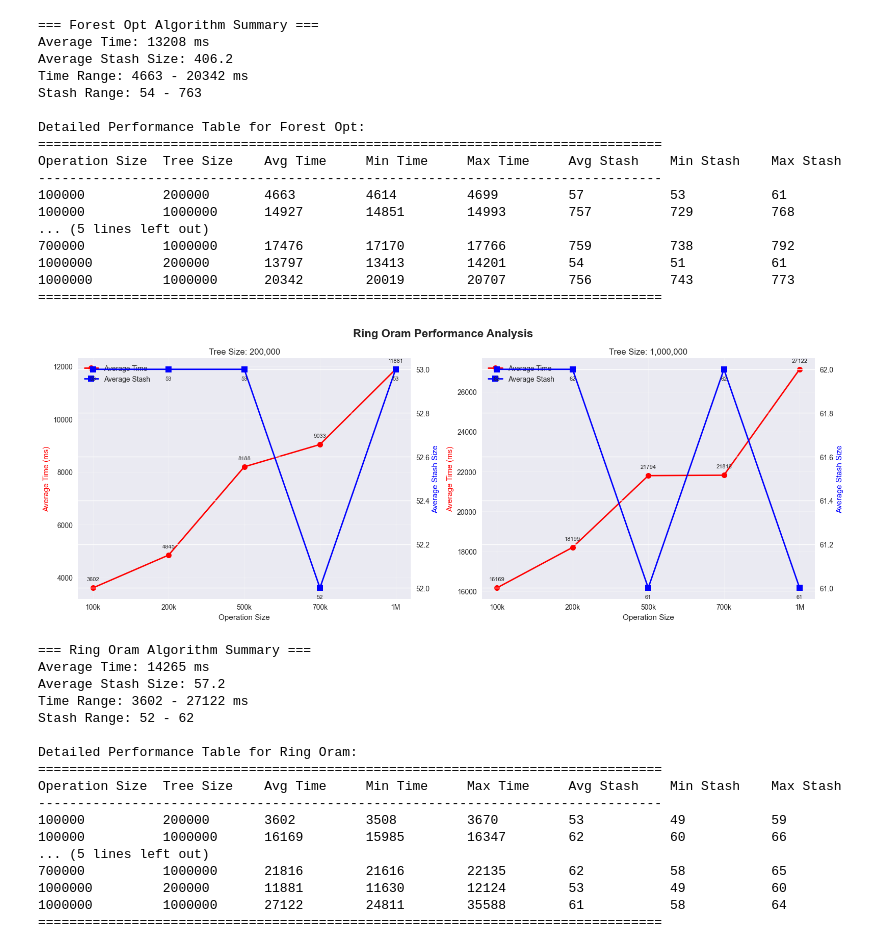
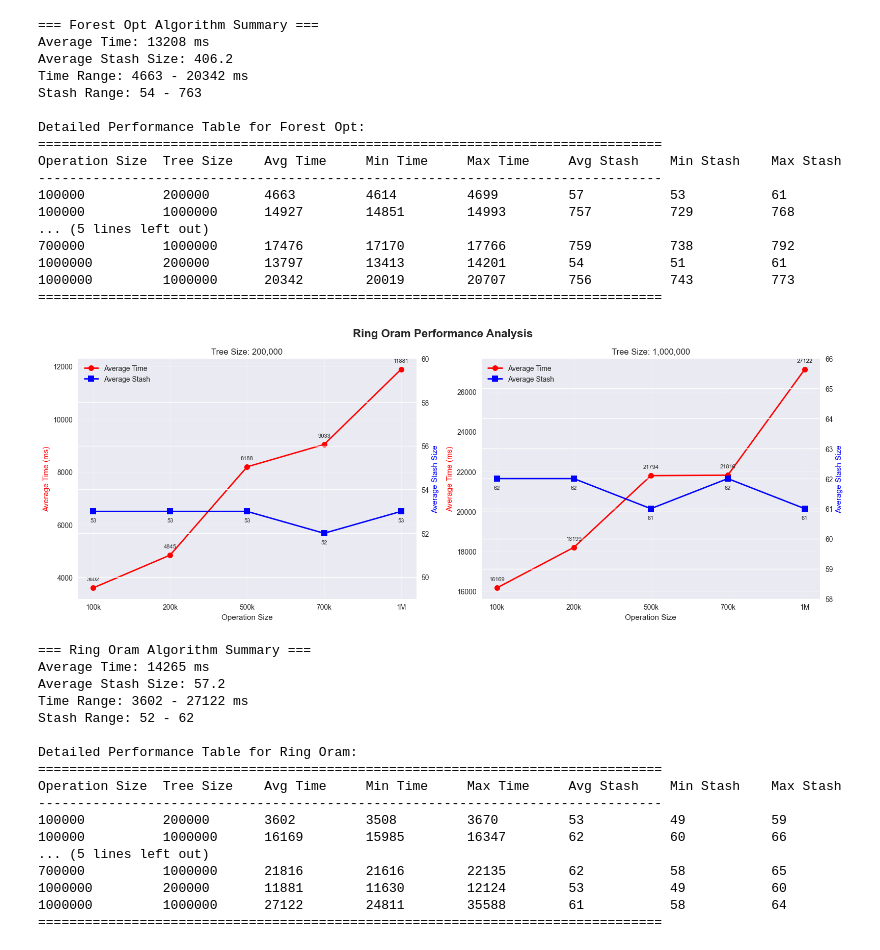
Before and after one commit to Maurice904/Path-Oram, a Jupyter notebook: plot/makeplot.ipynb, the cells around one changed output. Drawn from its saved outputs; the diff is of its cells as text; code cells hidden in the pictures.

```diff
--- a/plot/makeplot.ipynb
+++ b/plot/makeplot.ipynb
@@ -6,6 +6,20 @@ import numpy as np
 
 plt.style.use('seaborn-v0_8')
 sns.set_palette("husl")
+
+stash_ranges = {
+    'no_opt_200k': (50, 60),
+    'no_opt_1m': (60, 80),
+    'forest_opt_200k': (50, 65),
+    'forest_opt_1m': (720, 800),
+    'ring_oram_200k': (49, 60),
+    'ring_oram_1m': (58, 66),
+    'ring_oram_forest_200k': (50, 61),
+    'ring_oram_forest_1m': (725, 765),
+    'random_rr_forest_200k': (100, 160),
+    'random_rr_forest_1m': (1100, 1210)
+}
+
 
 colors = {
     'no_opt': '#1f77b4',
@@ -58,6 +72,7 @@ for name, df in dataframes.items():
     ax1.set_xlabel('Operation Size')
     ax1.set_ylabel('Average Time (ms)', color='red')
     ax1_twin.set_ylabel('Average Stash Size', color='blue')
+    ax1_twin.set_ylim(stash_ranges[f'{name}_200k'])
     ax1.set_title('Tree Size: 200,000')
     ax1.grid(True, alpha=0.3)
 
@@ -90,6 +105,7 @@ for name, df in dataframes.items():
     ax2.set_xlabel('Operation Size')
     ax2.set_ylabel('Average Time (ms)', color='red')
     ax2_twin.set_ylabel('Average Stash Size', color='blue')
+    ax2_twin.set_ylim(stash_ranges[f'{name}_1m'])
     ax2.set_title('Tree Size: 1,000,000')
     ax2.grid(True, alpha=0.3)
 
@@ -101,7 +117,6 @@ for name, df in dataframes.items():
     ax2.legend(lines3 + lines4, labels3 + labels4, loc='upper left')
 
     plt.tight_layout()
-    plt.savefig(f'{name}_individual_analysis.png', dpi=300, bbox_inches='tight')
     plt.show()
 
     print(f"\n=== {name.replace('_', ' ').title()} Algorithm Summary ===")
@@ -180,21 +195,21 @@ Operation Size  Tree Size    Avg Time     Min Time     Max Time     Avg Stash
 === Forest Opt Algorithm Summary ===
 Average Time: 13208 ms
 Average Stash Size: 406.2
 Time Range: 4663 - 20342 ms
 Stash Range: 54 - 763
 
 Detailed Performance Table for Forest Opt:
 ================================================================================
 Operation Size  Tree Size    Avg Time     Min Time     Max Time     Avg Stash    Min Stash    Max Stash
 --------------------------------------------------------------------------------
 100000          200000       4663         4614         4699         57           53           61
 100000          1000000      14927        14851        14993        757          729          768
 ... (5 lines left out)
 700000          1000000      17476        17170        17766        759          738          792
 1000000         200000       13797        13413        14201        54           51           61
 1000000         1000000      20342        20019        20707        756          743          773
 ================================================================================
-[figure, old version]
+[figure, new version]
 === Ring Oram Algorithm Summary ===
 Average Time: 14265 ms
 Average Stash Size: 57.2
```
Also changed, not shown: parts of 1 cell of this notebook.
